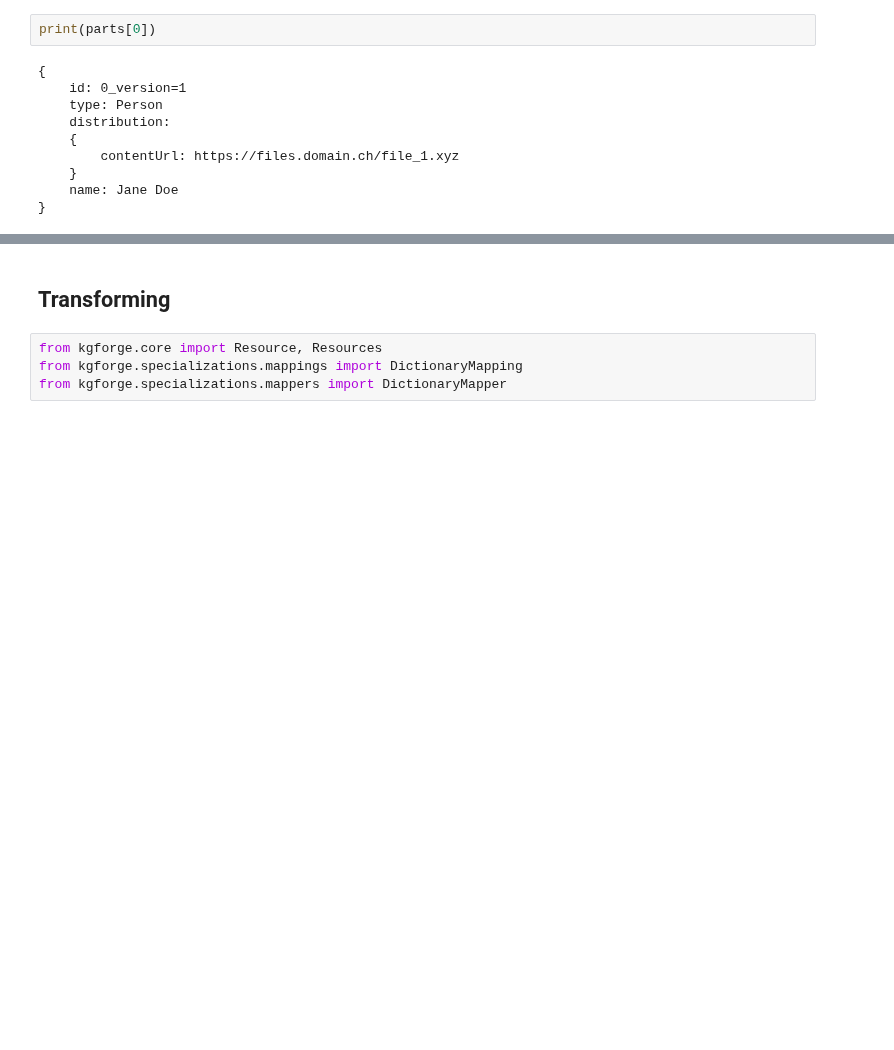
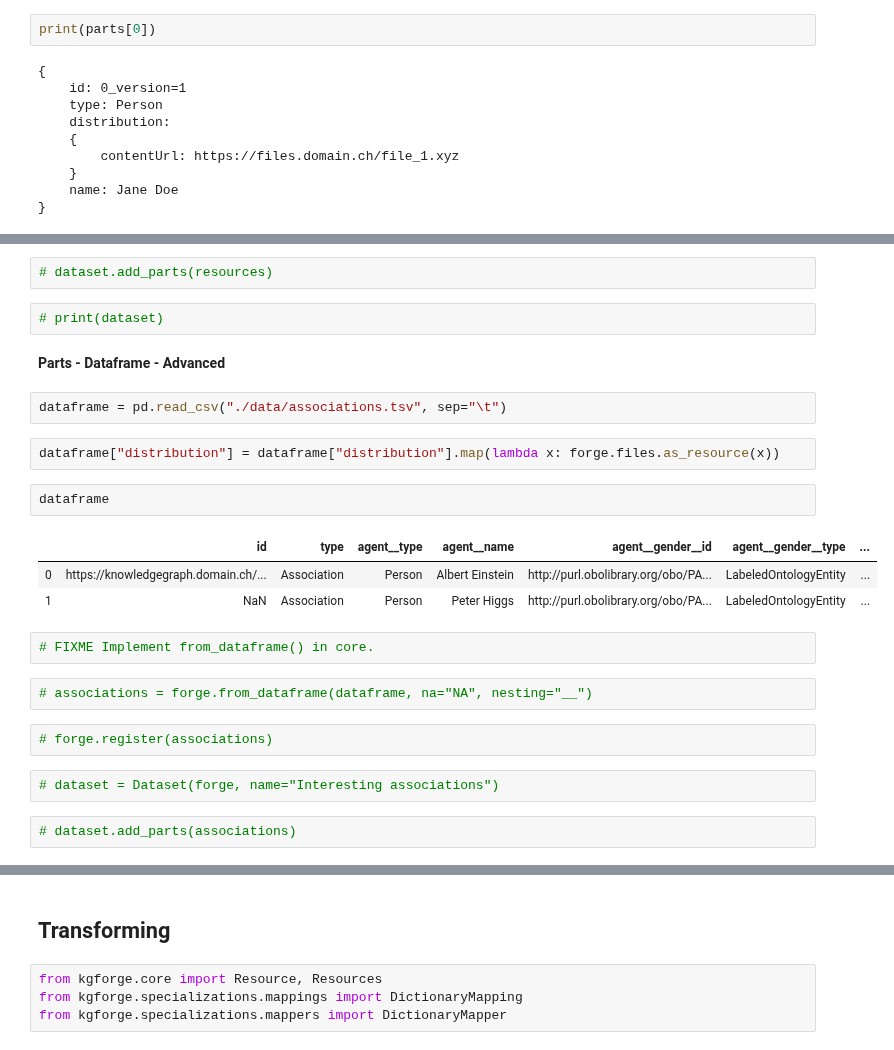
Before and after one commit to BlueBrain/nexus-forge, a Jupyter notebook: examples/Getting Started.ipynb, the cells around one changed output, grey strips where cells are left out. Cells and saved outputs as stored; diff of their text form; blank space fills up the shorter version.

```diff
--- a/examples/Getting Started.ipynb
+++ b/examples/Getting Started.ipynb
@@ -224,0 +214,26 @@ dataset.files()
+# %%
+# dataset.add_parts(resources)
+# %%
+# print(dataset)
+# %% [markdown]
+**Parts - Dataframe - Advanced**
+# %%
+dataframe = pd.read_csv("./data/associations.tsv", sep="\t")
+# %%
+dataframe["distribution"] = dataframe["distribution"].map(lambda x: forge.files.as_resource(x))
+# %%
+dataframe
+# %% [output]
+|  | id | type | agent__type | agent__name | agent__gender__id | agent__gender__type | ... |
+| 0 | https://knowledgegraph.domain.ch/... | Association | Person | Albert Einstein | http://purl.obolibrary.org/obo/PA... | LabeledOntologyEntity | ... |
+| 1 | NaN | Association | Person | Peter Higgs | http://purl.obolibrary.org/obo/PA... | LabeledOntologyEntity | ... |
+# %%
+# FIXME Implement from_dataframe() in core.
+# %%
+# associations = forge.from_dataframe(dataframe, na="NA", nesting="__")
+# %%
+# forge.register(associations)
+# %%
+# dataset = Dataset(forge, name="Interesting associations")
+# %%
+# dataset.add_parts(associations)
```
Also changed, not shown: parts of 70 cells of this notebook, 14 other files.
